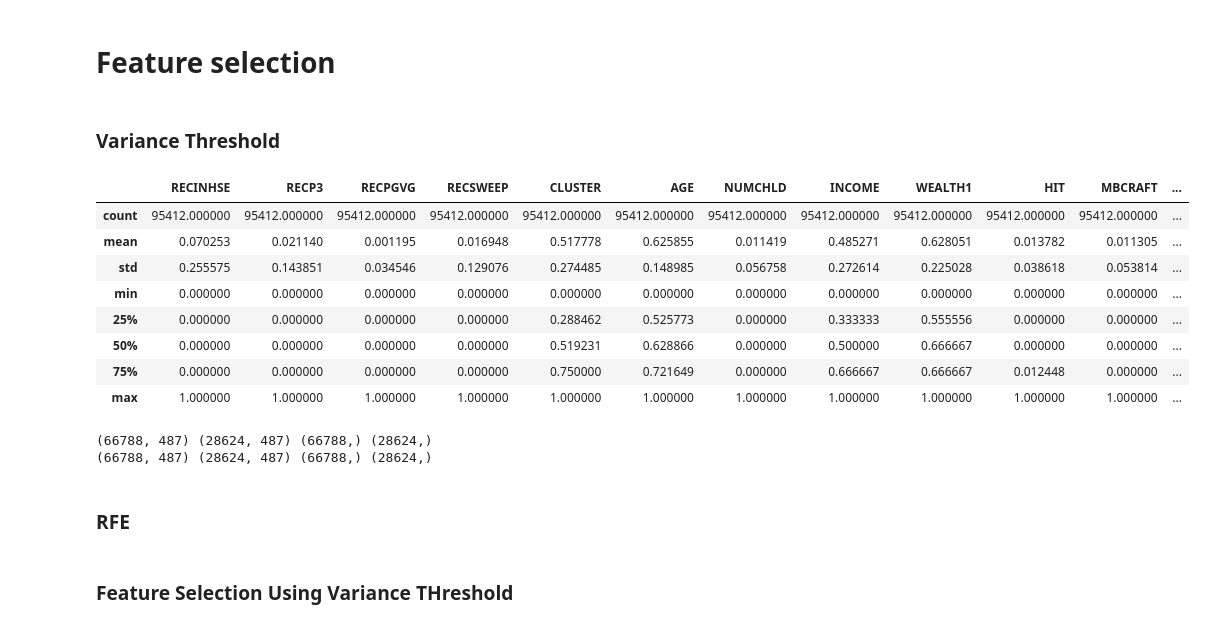
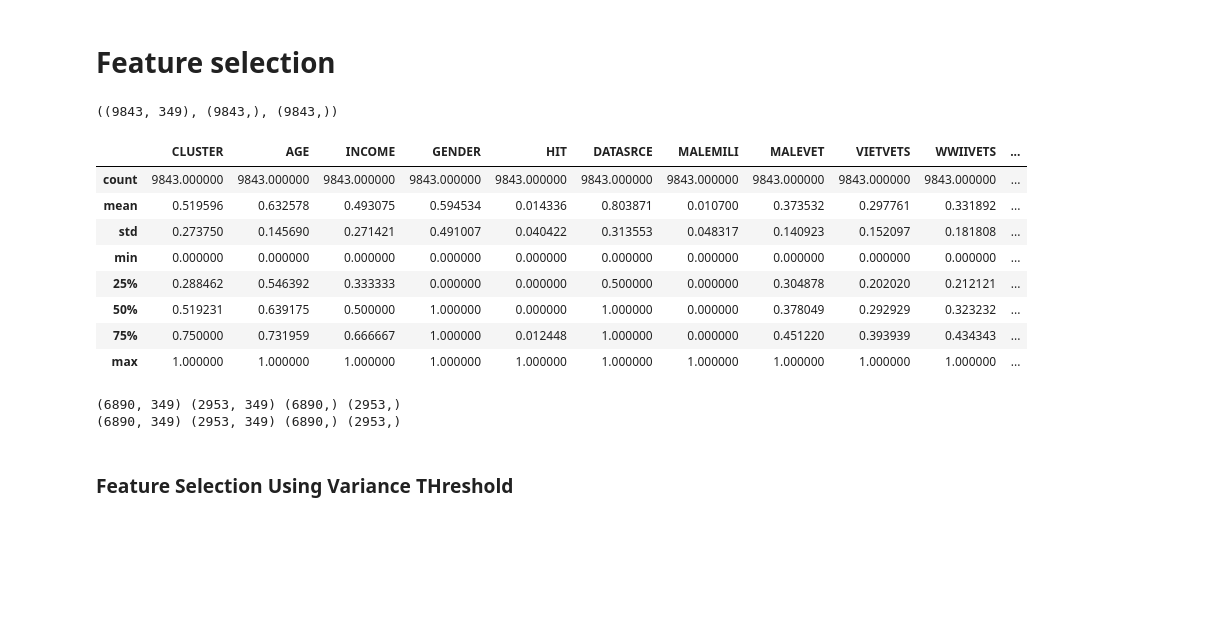
Before and after one commit to tl278/Capstone-Project, a Jupyter notebook: Charitable Donations .ipynb, the cells around one changed output. Saved outputs shown, nothing was run; the diff lists cells and outputs as text; code cells hidden in the pictures; blank space fills up the shorter version.

```diff
--- a/Charitable Donations .ipynb
+++ b/Charitable Donations .ipynb
@@ -347,8 +419,8 @@ Now all of the categorical and numerical features have the correct data type and
 # %%
 # Create a list of features to turn into dummies
 to_dummy = []
-for col in X_impute.columns:
-    if X_impute[col].dtype == 'object':
+for col in df_impute.columns:
+    if df_impute[col].dtype == 'object':
         to_dummy.append(col)
 print (to_dummy)
 # %% [output]
@@ -362,6 +434,6 @@ def dummy_df(df, to_dummy):
         df = pd.concat([df, dummies], axis=1)
     return df
 
-X_dummy = dummy_df(X_impute, to_dummy)
-X_dummy.head()
+df_dummy = dummy_df(df_impute, to_dummy)
+df_dummy.shape
 # %% [output]
@@ -384,0 +461,4 @@ np.mean(df.TARGET_B)
+# %%
+# Create a new column to flag donors - make it easier to graph
+df_dummy['Donor'] = ['Donor' if x == 1 else 'Non-donor' for x in df_dummy.TARGET_B]
+df_dummy.Donor.value_counts()
@@ -385,34 +524,39 @@ np.mean(df.TARGET_B)
 # %% [markdown]
 # Feature selection
-# %% [markdown]
-### Variance Threshold
+# %%
+# Assign X as a DataFrame of features, and y_donate as a Series of the outcome variable (whether donate or not),
+# and y_amount as a series of the outcome variable (amount of donation)
+X = df_dummy.drop(['TARGET_B', 'TARGET_D', 'Donor'], axis = 1)
+y_donate = df_dummy['TARGET_B']
+y_amount = df_dummy['TARGET_D']
+X.shape, y_donate.shape, y_amount.shape
+# %% [output]
+((9843, 349), (9843,), (9843,))
 # %%
 # Standardize the data to prepare for variance threshold feature selection
 
 minmax_scaler = MinMaxScaler()
-minmax_scaler.fit(X_dummy)
-X_scaled = pd.DataFrame(minmax_scaler.transform(X_dummy), columns = X_dummy.columns)
+minmax_scaler.fit(X)
+X_scaled = pd.DataFrame(minmax_scaler.transform(X), columns = X.columns)
 X_scaled.describe()
 # %% [output]
-|  | RECINHSE | RECP3 | RECPGVG | RECSWEEP | CLUSTER | AGE | NUMCHLD | INCOME | WEALTH1 | HIT | MBCRAFT | ... |
-| count | 95412.000000 | 95412.000000 | 95412.000000 | 95412.000000 | 95412.000000 | 95412.000000 | 95412.000000 | 95412.000000 | 95412.000000 | 95412.000000 | 95412.000000 | ... |
-| mean | 0.070253 | 0.021140 | 0.001195 | 0.016948 | 0.517778 | 0.625855 | 0.011419 | 0.485271 | 0.628051 | 0.013782 | 0.011305 | ... |
-| std | 0.255575 | 0.143851 | 0.034546 | 0.129076 | 0.274485 | 0.148985 | 0.056758 | 0.272614 | 0.225028 | 0.038618 | 0.053814 | ... |
-| min | 0.000000 | 0.000000 | 0.000000 | 0.000000 | 0.000000 | 0.000000 | 0.000000 | 0.000000 | 0.000000 | 0.000000 | 0.000000 | ... |
-| 25% | 0.000000 | 0.000000 | 0.000000 | 0.000000 | 0.288462 | 0.525773 | 0.000000 | 0.333333 | 0.555556 | 0.000000 | 0.000000 | ... |
-| 50% | 0.000000 | 0.000000 | 0.000000 | 0.000000 | 0.519231 | 0.628866 | 0.000000 | 0.500000 | 0.666667 | 0.000000 | 0.000000 | ... |
-| 75% | 0.000000 | 0.000000 | 0.000000 | 0.000000 | 0.750000 | 0.721649 | 0.000000 | 0.666667 | 0.666667 | 0.012448 | 0.000000 | ... |
-| max | 1.000000 | 1.000000 | 1.000000 | 1.000000 | 1.000000 | 1.000000 | 1.000000 | 1.000000 | 1.000000 | 1.000000 | 1.000000 | ... |
+|  | CLUSTER | AGE | INCOME | GENDER | HIT | DATASRCE | MALEMILI | MALEVET | VIETVETS | WWIIVETS | ... |
+| count | 9843.000000 | 9843.000000 | 9843.000000 | 9843.000000 | 9843.000000 | 9843.000000 | 9843.000000 | 9843.000000 | 9843.000000 | 9843.000000 | ... |
+| mean | 0.519596 | 0.632578 | 0.493075 | 0.594534 | 0.014336 | 0.803871 | 0.010700 | 0.373532 | 0.297761 | 0.331892 | ... |
+| std | 0.273750 | 0.145690 | 0.271421 | 0.491007 | 0.040422 | 0.313553 | 0.048317 | 0.140923 | 0.152097 | 0.181808 | ... |
+| min | 0.000000 | 0.000000 | 0.000000 | 0.000000 | 0.000000 | 0.000000 | 0.000000 | 0.000000 | 0.000000 | 0.000000 | ... |
+| 25% | 0.288462 | 0.546392 | 0.333333 | 0.000000 | 0.000000 | 0.500000 | 0.000000 | 0.304878 | 0.202020 | 0.212121 | ... |
+| 50% | 0.519231 | 0.639175 | 0.500000 | 1.000000 | 0.000000 | 1.000000 | 0.000000 | 0.378049 | 0.292929 | 0.323232 | ... |
+| 75% | 0.750000 | 0.731959 | 0.666667 | 1.000000 | 0.012448 | 1.000000 | 0.000000 | 0.451220 | 0.393939 | 0.434343 | ... |
+| max | 1.000000 | 1.000000 | 1.000000 | 1.000000 | 1.000000 | 1.000000 | 1.000000 | 1.000000 | 1.000000 | 1.000000 | ... |
 # %%
 # Split data into train and test sets
 # from sklearn.model_selection import train_test_split
-X_train, X_test, y_train, y_test = train_test_split(X_dummy, y_donate, train_size=0.70, random_state=123)
+X_train, X_test, y_train, y_test = train_test_split(X, y_donate, train_size=0.70, random_state=123)
 X_train_scaled, X_test_scaled, y_train, y_test = train_test_split(X_scaled, y_donate, train_size=0.70, random_state=123)
 
 print (X_train.shape, X_test.shape, y_train.shape, y_test.shape)
 print (X_train_scaled.shape, X_test_scaled.shape, y_train.shape, y_test.shape)
 # %% [output]
-(66788, 487) (28624, 487) (66788,) (28624,)
-(66788, 487) (28624, 487) (66788,) (28624,)
+(6890, 349) (2953, 349) (6890,) (2953,)
+(6890, 349) (2953, 349) (6890,) (2953,)
-# %% [markdown]
-### RFE
```
Also changed, not shown: parts of 174 cells of this notebook.
